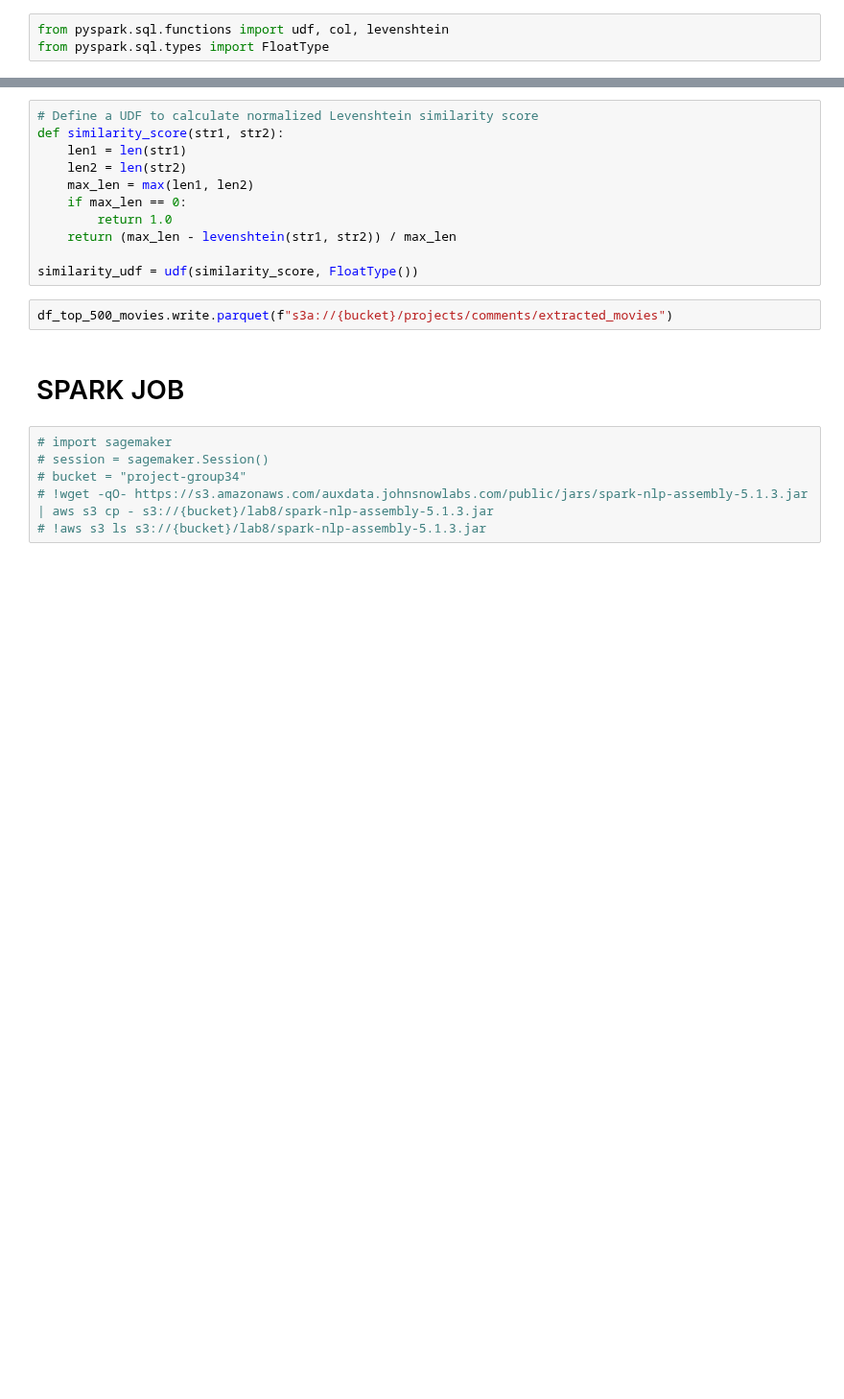
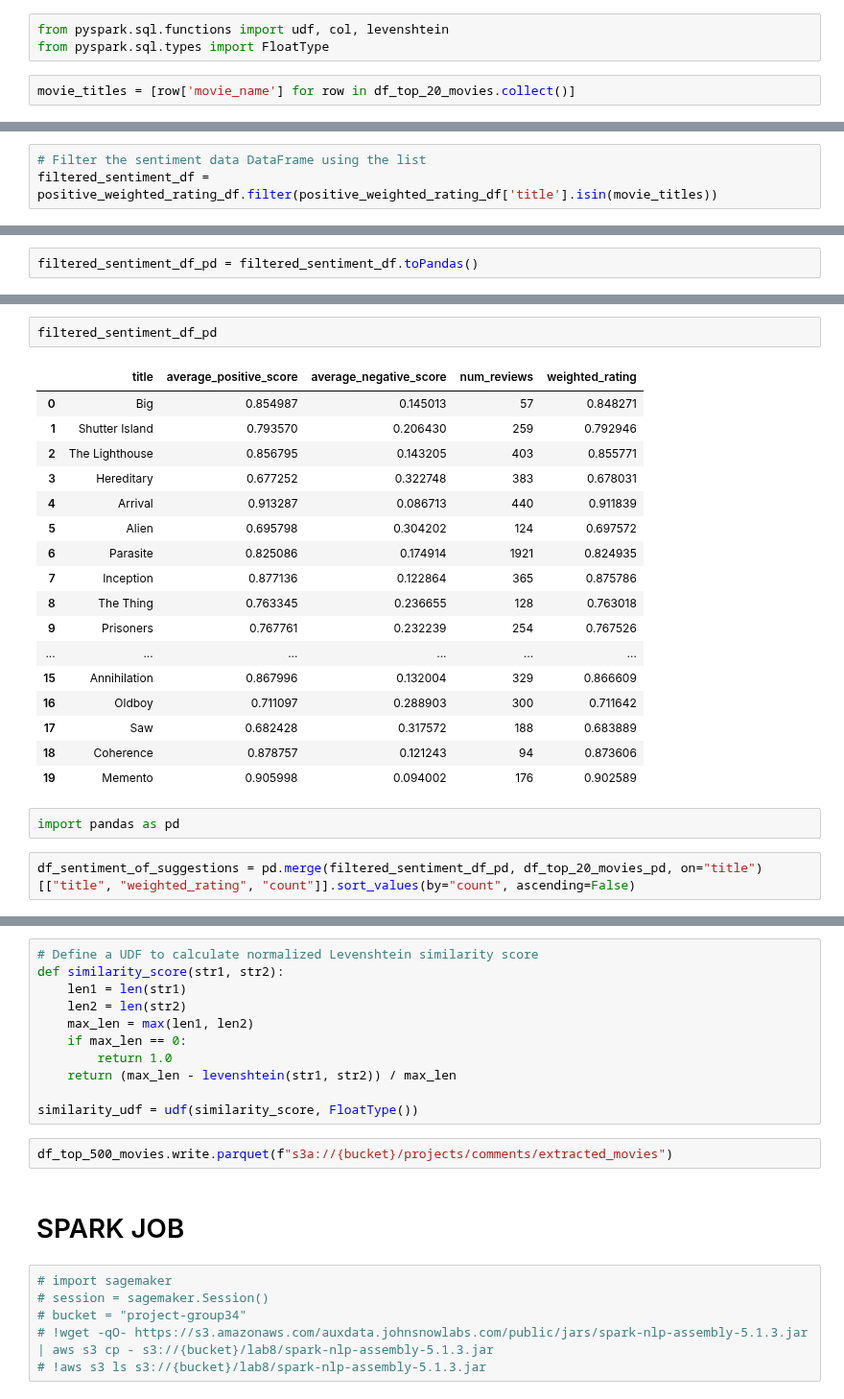
Before and after one commit to Sangeetha-238/BigData_Reddit_Analysis, a Jupyter notebook: code/nlp/project_nlp.ipynb, the cells around one changed output, grey strips where cells are left out. Shown at 96% size. Cells and saved outputs as stored; diff of their text form; blank space fills up the shorter version.

Commit message:
Sentiment of Suggestions

```diff
--- a/code/nlp/project_nlp.ipynb
+++ b/code/nlp/project_nlp.ipynb
@@ -850,3 +842,5 @@ only showing top 5 rows
 # %%
 from pyspark.sql.functions import udf, col, levenshtein
 from pyspark.sql.types import FloatType
+# %%
+movie_titles = [row['movie_name'] for row in df_top_20_movies.collect()]
@@ -852,0 +870,3 @@ from pyspark.sql.types import FloatType
+# %%
+# Filter the sentiment data DataFrame using the list
+filtered_sentiment_df = positive_weighted_rating_df.filter(positive_weighted_rating_df['title'].isin(movie_titles))
@@ -852,0 +893,2 @@ from pyspark.sql.types import FloatType
+# %%
+filtered_sentiment_df_pd = filtered_sentiment_df.toPandas()
@@ -852,0 +917,24 @@ from pyspark.sql.types import FloatType
+# %%
+filtered_sentiment_df_pd
+# %% [output]
+|  | title | average_positive_score | average_negative_score | num_reviews | weighted_rating |
+| 0 | Big | 0.854987 | 0.145013 | 57 | 0.848271 |
+| 1 | Shutter Island | 0.793570 | 0.206430 | 259 | 0.792946 |
+| 2 | The Lighthouse | 0.856795 | 0.143205 | 403 | 0.855771 |
+| 3 | Hereditary | 0.677252 | 0.322748 | 383 | 0.678031 |
+| 4 | Arrival | 0.913287 | 0.086713 | 440 | 0.911839 |
+| 5 | Alien | 0.695798 | 0.304202 | 124 | 0.697572 |
+| 6 | Parasite | 0.825086 | 0.174914 | 1921 | 0.824935 |
+| 7 | Inception | 0.877136 | 0.122864 | 365 | 0.875786 |
+| 8 | The Thing | 0.763345 | 0.236655 | 128 | 0.763018 |
+| 9 | Prisoners | 0.767761 | 0.232239 | 254 | 0.767526 |
+| ... | ... | ... | ... | ... | ... |
+| 15 | Annihilation | 0.867996 | 0.132004 | 329 | 0.866609 |
+| 16 | Oldboy | 0.711097 | 0.288903 | 300 | 0.711642 |
+| 17 | Saw | 0.682428 | 0.317572 | 188 | 0.683889 |
+| 18 | Coherence | 0.878757 | 0.121243 | 94 | 0.873606 |
+| 19 | Memento | 0.905998 | 0.094002 | 176 | 0.902589 |
+# %%
+import pandas as pd
+# %%
+df_sentiment_of_suggestions = pd.merge(filtered_sentiment_df_pd, df_top_20_movies_pd, on="title")[["title", "weighted_rating", "count"]].sort_values(by="count", ascending=False)
```
Also changed, not shown: parts of 12 cells of this notebook, 1 other file.
